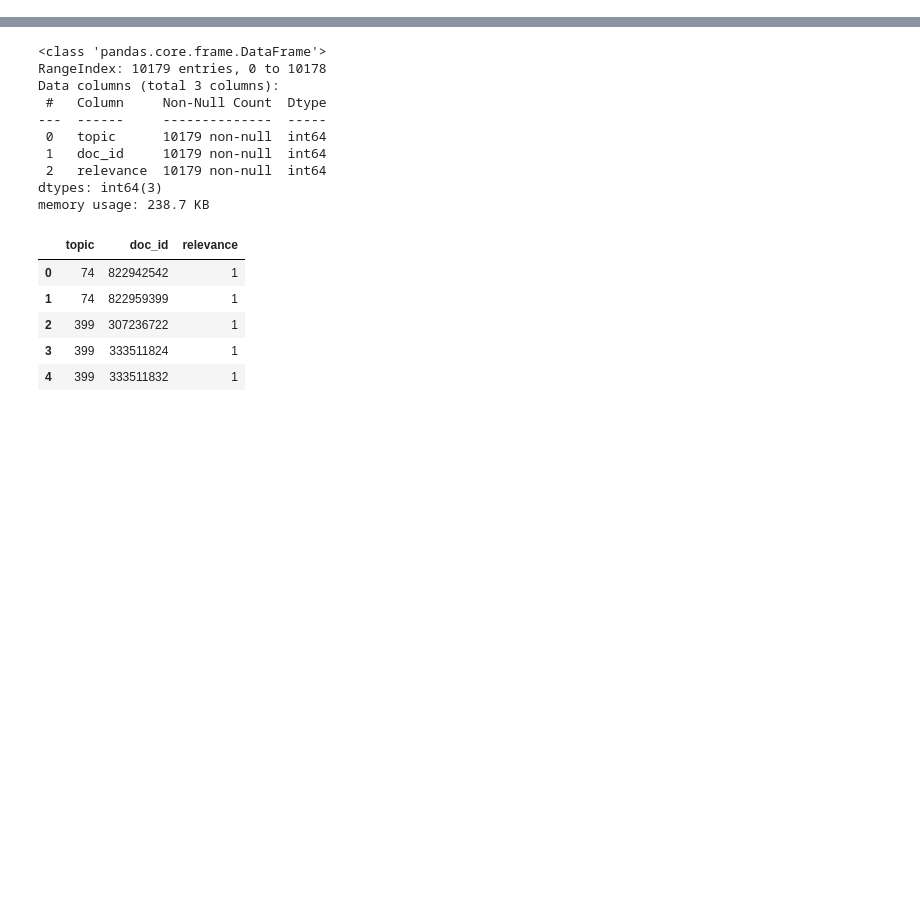
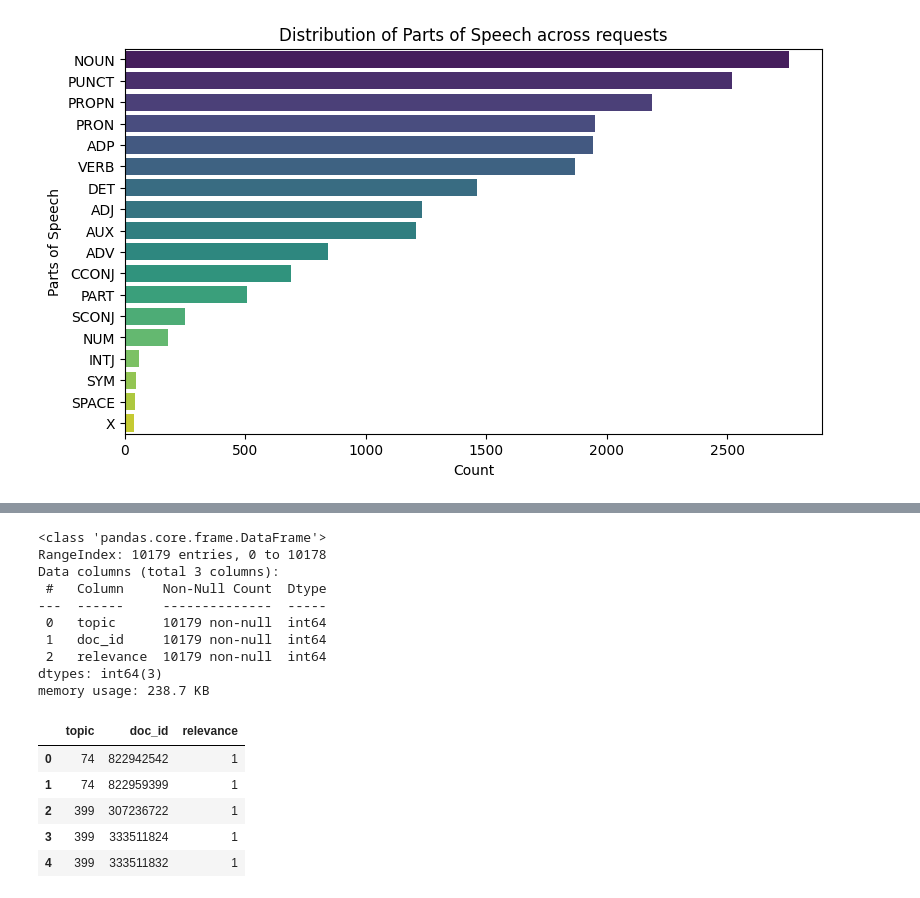
Before and after one commit to omymble/amazon_corpus_documents_retrieval, a Jupyter notebook: notebooks/EDA_requests_qrels_2011.ipynb, the cells around one changed output, grey strips where cells are left out. Saved outputs shown, nothing was run; the diff lists cells and outputs as text; code cells hidden in the pictures; blank space fills up the shorter version.

```diff
--- a/notebooks/EDA_requests_qrels_2011.ipynb
+++ b/notebooks/EDA_requests_qrels_2011.ipynb
@@ -53,0 +100,8 @@ requests_df[requests_df.duplicated('request', keep=False)]
+# %%
+pos_counts = requests_df['request'].apply(calculate_pos)
+total_pos_counts = {}
+for pos_count in pos_counts:
+    for pos, count in pos_count.items():
+        total_pos_counts[pos] = total_pos_counts.get(pos, 0) + count
+
+pos_labels = {nlp.vocab[pos].text: count for pos, count in total_pos_counts.items()}
@@ -53,0 +188,13 @@ requests_df[requests_df.duplicated('request', keep=False)]
+# %%
+# 2. Bar chart for Parts of Speech
+sorted_pos_labels = dict(sorted(pos_labels.items(), key=lambda item: item[1], reverse=True))
+
+# Horizontal bar plot
+plt.figure(figsize=(9, 5))
+sns.barplot(x=list(sorted_pos_labels.values()), y=list(sorted_pos_labels.keys()), hue=list(sorted_pos_labels.keys()), palette="viridis", dodge=False, legend=False)
+plt.title("Distribution of Parts of Speech across requests")
+plt.xlabel("Count")
+plt.ylabel("Parts of Speech")
+plt.show()
+# %% [output]
+[figure, added]
```
Also changed, not shown: parts of 23 cells of this notebook, 1 other file.
